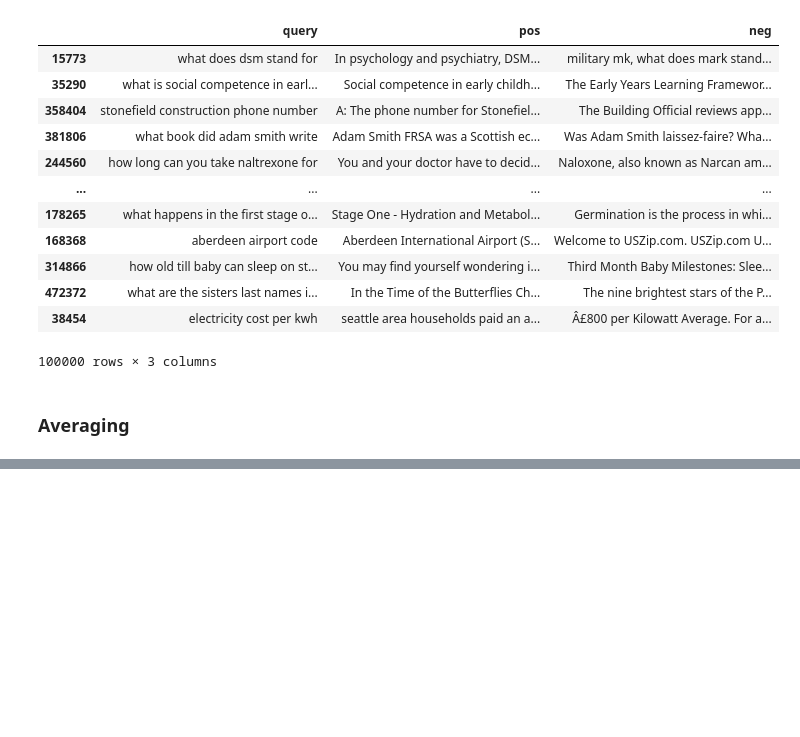
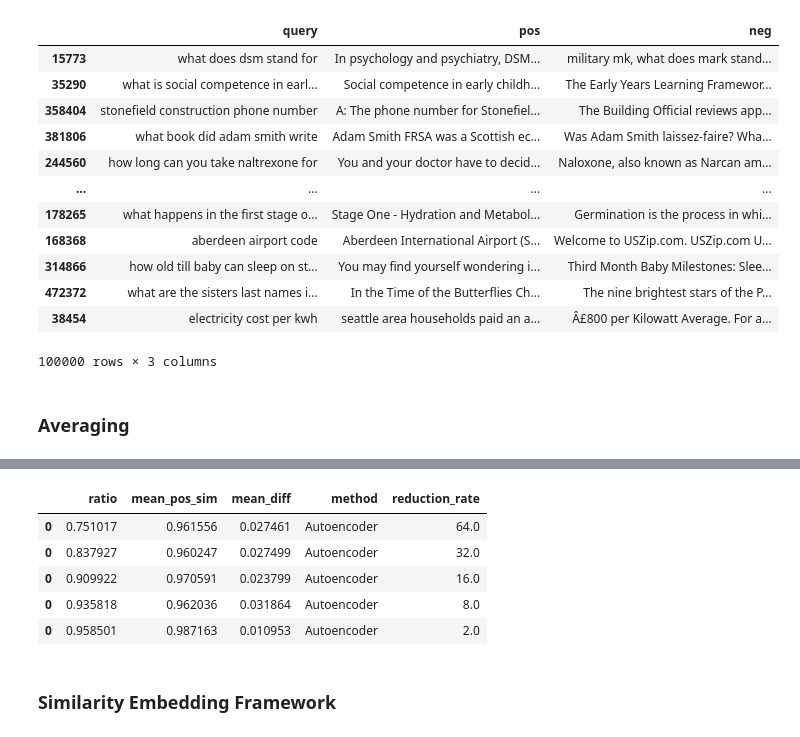
Before and after one commit to wwydmanski/cosine-dim-reduct, a Jupyter notebook: VectorCompression.ipynb, the cells around one changed output, grey strips where cells are left out. Cells and saved outputs as stored; diff of their text form; code cells hidden in the pictures; blank space fills up the shorter version.

Commit message:
feat: autoencoder results

```diff
--- a/VectorCompression.ipynb
+++ b/VectorCompression.ipynb
@@ -29,7 +31,7 @@ embeddings = np.load("data/vectors.npy")
 # %%
 indices = np.arange(embeddings.shape[0]//3)
 
-train_idx, test_idx = train_test_split(indices, test_size=0.3, random_state=42)
+train_idx, test_idx = train_test_split(indices, test_size=0.9, random_state=42)
 
 train_data = [embeddings[train_idx*3], embeddings[train_idx*3+1], embeddings[train_idx*3+2]]
 test_data = [embeddings[test_idx*3], embeddings[test_idx*3+1], embeddings[test_idx*3+2]]
@@ -282,0 +213,26 @@ avg.sort_values("ratio")
+# %%
+metrics = []
+# %%
+hinge_margin = torch.tensor(0)
+gamma = 1
+def var_loss(x):
+    var = torch.sqrt(x.var(0)+1e-6)
+    loss = torch.maximum(hinge_margin, gamma-var).mean()
+    return loss
+
+
+dim=32
+output_dim = 8
+lr = 3e-4
+
+for shape in [(128, 8), (256, 8), (256, 4), (128, 4)][::-1]:
+    params = {"Input dim": shape[0], "Output dim": shape[1], "LR": lr}
+    print(params)
+    model = get_model(shape[0], shape[1])
+
+    optim = torch.optim.Adam(model.parameters(), lr)
+    criterion_ = nn.CosineSimilarity()
+    criterion = lambda x, y: -criterion_(x, y).mean() - 0.1*var_loss(y)
+
+    train_autoenc(model, shape[0], criterion, epochs=4, params=params)
+    metrics.append(calculate_metrics(test_autoenc(model, shape[0]), test_data, f"Autoencoder"))
@@ -282,0 +264,18 @@ avg.sort_values("ratio")
+# %%
+cmetrics = pd.concat(metrics)
+
+max_ratio = cmetrics.groupby("reduction_rate").max()["ratio"]
+cmetrics = cmetrics[cmetrics.apply(lambda x: x["ratio"]==max_ratio[x["reduction_rate"]], axis=1)]
+cmetrics = cmetrics.sort_values("reduction_rate", ascending=False)
+cmetrics.to_csv("results/autoencoder.csv")
+
+cmetrics
+# %% [output]
+|  | ratio | mean_pos_sim | mean_diff | method | reduction_rate |
+| 0 | 0.751017 | 0.961556 | 0.027461 | Autoencoder | 64.0 |
+| 0 | 0.837927 | 0.960247 | 0.027499 | Autoencoder | 32.0 |
+| 0 | 0.909922 | 0.970591 | 0.023799 | Autoencoder | 16.0 |
+| 0 | 0.935818 | 0.962036 | 0.031864 | Autoencoder | 8.0 |
+| 0 | 0.958501 | 0.987163 | 0.010953 | Autoencoder | 2.0 |
+# %% [markdown]
+### Similarity Embedding Framework
```
Also changed, not shown: parts of 17 cells of this notebook, 2 other files.
